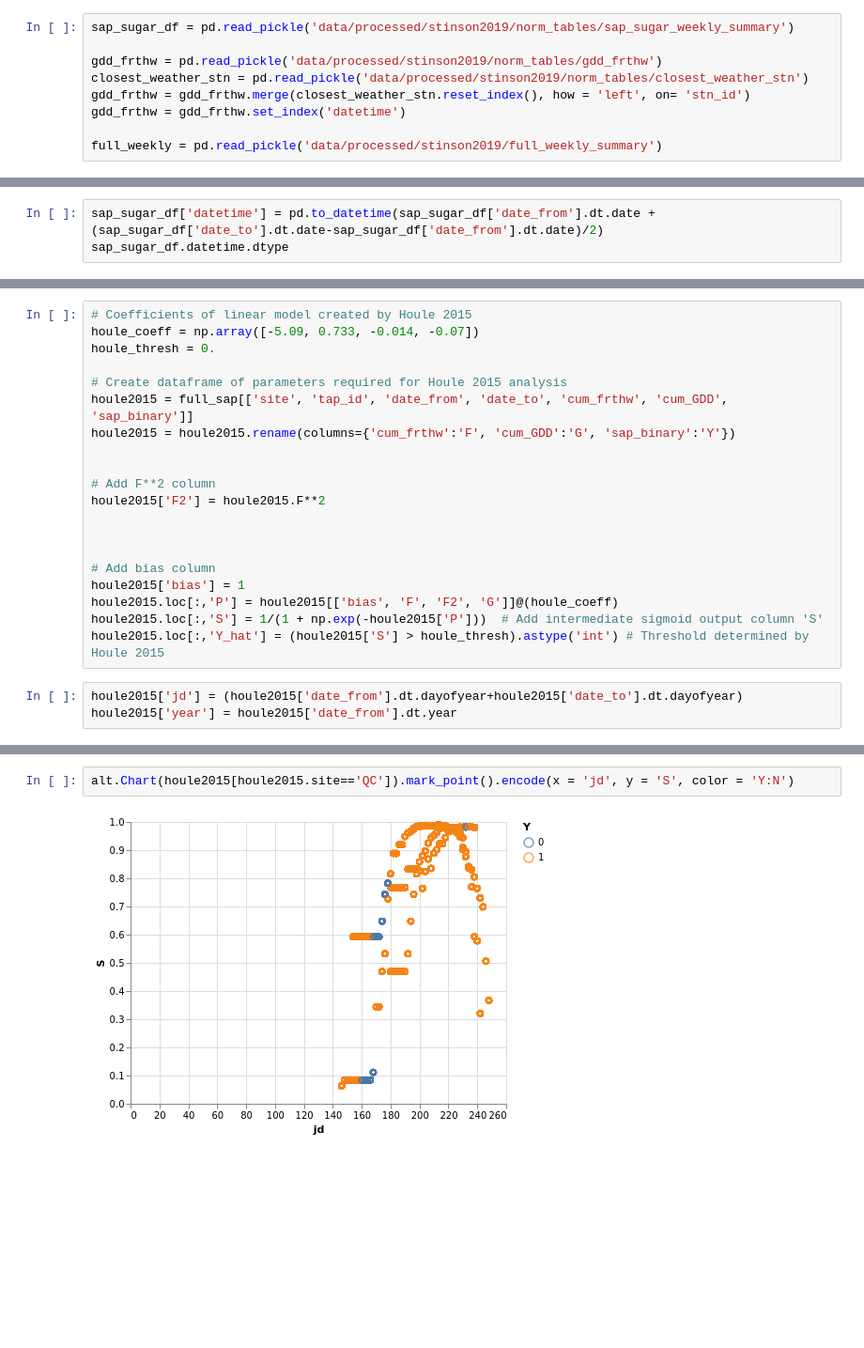
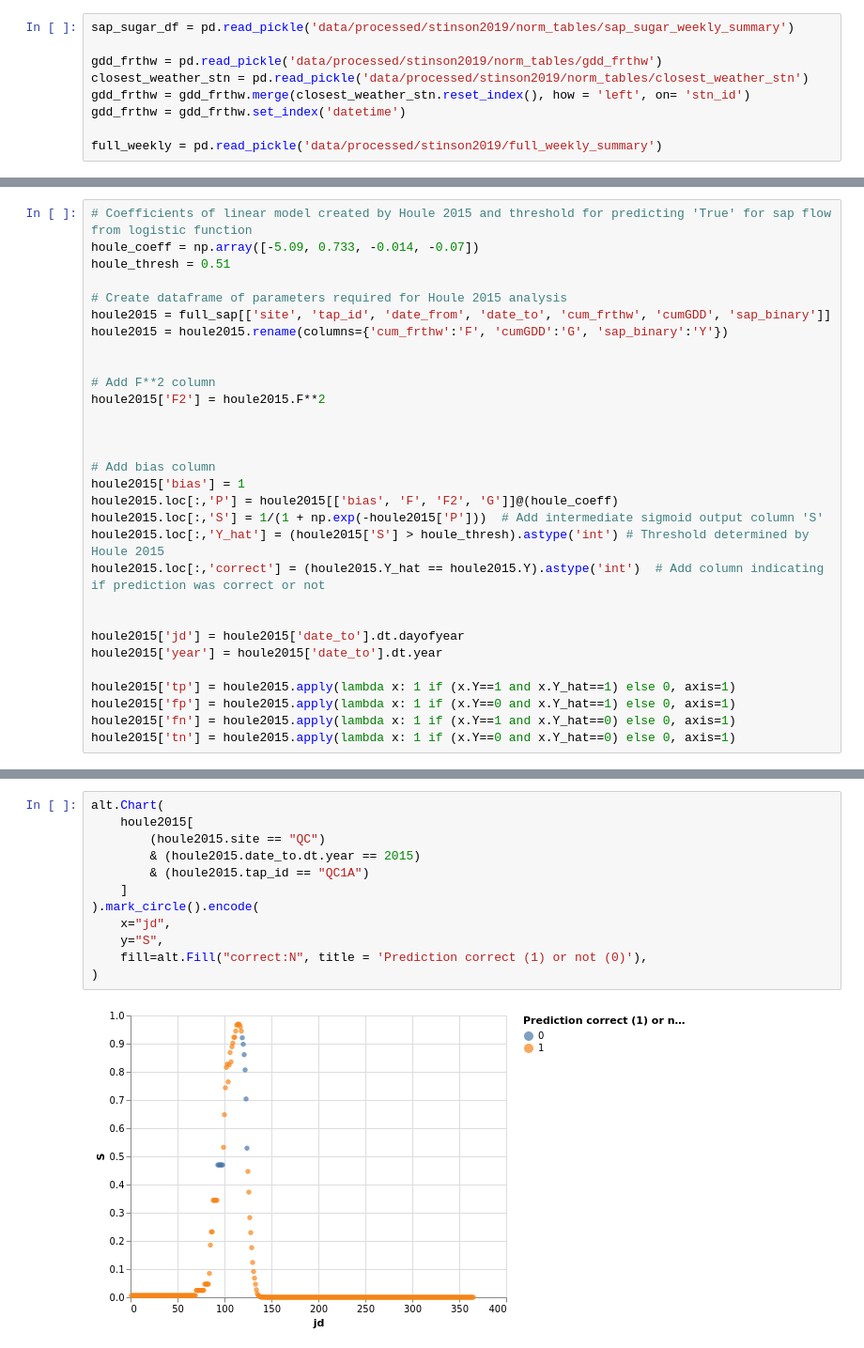
Before and after one commit to spentelow/sapflow, a Jupyter notebook: houle_analysis.ipynb, the cells around one changed output, grey strips where cells are left out. Shown: that part at 94% size. Drawn from its saved outputs; the diff is of its cells as text; blank space fills up the shorter version.

Commit message:
Add comparison of precision of current model vs houle2015

```diff
--- a/houle_analysis.ipynb
+++ b/houle_analysis.ipynb
@@ -84,3 +45,0 @@ array([ True,  True,  True, ..., False, False, False])
-# %%
-sap_sugar_df['datetime'] = pd.to_datetime(sap_sugar_df['date_from'].dt.date + (sap_sugar_df['date_to'].dt.date-sap_sugar_df['date_from'].dt.date)/2)
-sap_sugar_df.datetime.dtype
@@ -183,11 +140,11 @@ $$
 # %%
-# Coefficients of linear model created by Houle 2015
+# Coefficients of linear model created by Houle 2015 and threshold for predicting 'True' for sap flow from logistic function
 houle_coeff = np.array([-5.09, 0.733, -0.014, -0.07])
-houle_thresh = 0.
+houle_thresh = 0.51
 
 # Create dataframe of parameters required for Houle 2015 analysis
-houle2015 = full_sap[['site', 'tap_id', 'date_from', 'date_to', 'cum_frthw', 'cum_GDD', 'sap_binary']]
-houle2015 = houle2015.rename(columns={'cum_frthw':'F', 'cum_GDD':'G', 'sap_binary':'Y'})
+houle2015 = full_sap[['site', 'tap_id', 'date_from', 'date_to', 'cum_frthw', 'cumGDD', 'sap_binary']]
+houle2015 = houle2015.rename(columns={'cum_frthw':'F', 'cumGDD':'G', 'sap_binary':'Y'})
 
 
 # Add F**2 column
@@ -200,6 +157,13 @@ houle2015['bias'] = 1
 houle2015.loc[:,'P'] = houle2015[['bias', 'F', 'F2', 'G']]@(houle_coeff)
 houle2015.loc[:,'S'] = 1/(1 + np.exp(-houle2015['P']))  # Add intermediate sigmoid output column 'S'
 houle2015.loc[:,'Y_hat'] = (houle2015['S'] > houle_thresh).astype('int') # Threshold determined by Houle 2015
+houle2015.loc[:,'correct'] = (houle2015.Y_hat == houle2015.Y).astype('int')  # Add column indicating if prediction was correct or not
+
+
+houle2015['jd'] = houle2015['date_to'].dt.dayofyear
+houle2015['year'] = houle2015['date_to'].dt.year
+
+houle2015['tp'] = houle2015.apply(lambda x: 1 if (x.Y==1 and x.Y_hat==1) else 0, axis=1)
+houle2015['fp'] = houle2015.apply(lambda x: 1 if (x.Y==0 and x.Y_hat==1) else 0, axis=1)
+houle2015['fn'] = houle2015.apply(lambda x: 1 if (x.Y==1 and x.Y_hat==0) else 0, axis=1)
+houle2015['tn'] = houle2015.apply(lambda x: 1 if (x.Y==0 and x.Y_hat==0) else 0, axis=1)
-# %%
-houle2015['jd'] = (houle2015['date_from'].dt.dayofyear+houle2015['date_to'].dt.dayofyear)
-houle2015['year'] = houle2015['date_from'].dt.year
@@ -222,4 +211,14 @@ houle2015
 # %%
-alt.Chart(houle2015[houle2015.site=='QC']).mark_point().encode(x = 'jd', y = 'S', color = 'Y:N')
+alt.Chart(
+    houle2015[
+        (houle2015.site == "QC")
+        & (houle2015.date_to.dt.year == 2015)
+        & (houle2015.tap_id == "QC1A")
+    ]
+).mark_circle().encode(
+    x="jd",
+    y="S",
+    fill=alt.Fill("correct:N", title = 'Prediction correct (1) or not (0)'),
+)
 # %% [output]
-[figure, old version]
+[figure, new version]
```
Also changed, not shown: parts of 33 cells of this notebook.
